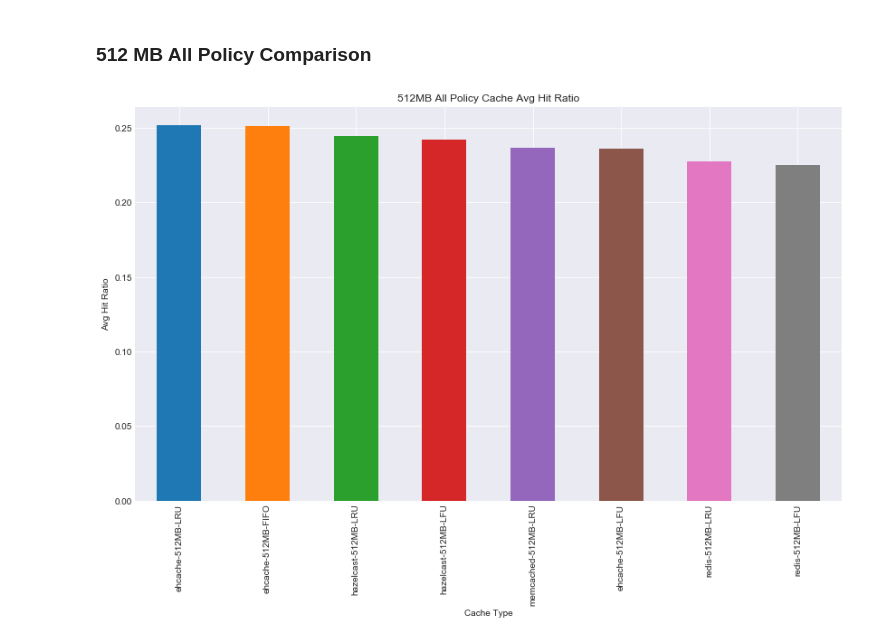
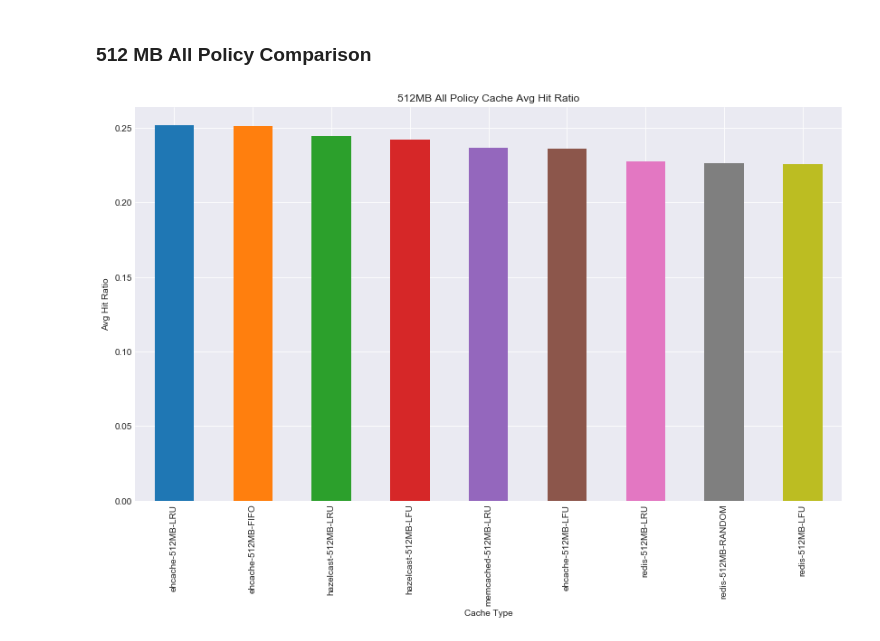
Before and after one commit to 1carew1/cachingrest_data_investigation, a Jupyter notebook: Cachingrest_Data_Investigation.ipynb, the cells around one changed output. Drawn from its saved outputs; the diff is of its cells as text; code cells hidden in the pictures.

Commit message:
Running for all but 1 LFU redis run

```diff
--- a/Cachingrest_Data_Investigation.ipynb
+++ b/Cachingrest_Data_Investigation.ipynb
@@ -657,5 +659,5 @@ Average Hit Ratio : 0.22535521107868517
 # %% [markdown]
 ### Redis RANDOM 512 MB
 # %%
-#redis_random_512_data = crunch_the_data("redis", 512, "RANDOM")
-#redis_random_512_data["agg_df"]
+redis_random_512_data = crunch_the_data("redis", 512, "RANDOM")
+redis_random_512_data["agg_df"]
@@ -755,14 +765,15 @@ plot_cache_size_vs_avg_hit_ratio_multiple(ehcache_list, hazelcast_list, memcache
 # %%
 plot_avg_hit_ratio("512MB All Policy Cache Avg Hit Ratio",
                     True,
                     ehcache_lru_512_data,
                     ehcache_lfu_512_data,
                     ehcache_fifo_512_data,
                     hazelcast_lru_512_data,
                     hazelcast_lfu_512_data,
                     memcached_lru_512_data,
                     redis_lru_512_data,
-                    redis_lfu_512_data
+                    redis_lfu_512_data,
+                    redis_random_512_data
                   )
 # %% [output]
-[figure, old version]
+[figure, new version]
```
Also changed, not shown: parts of 3 cells of this notebook.
